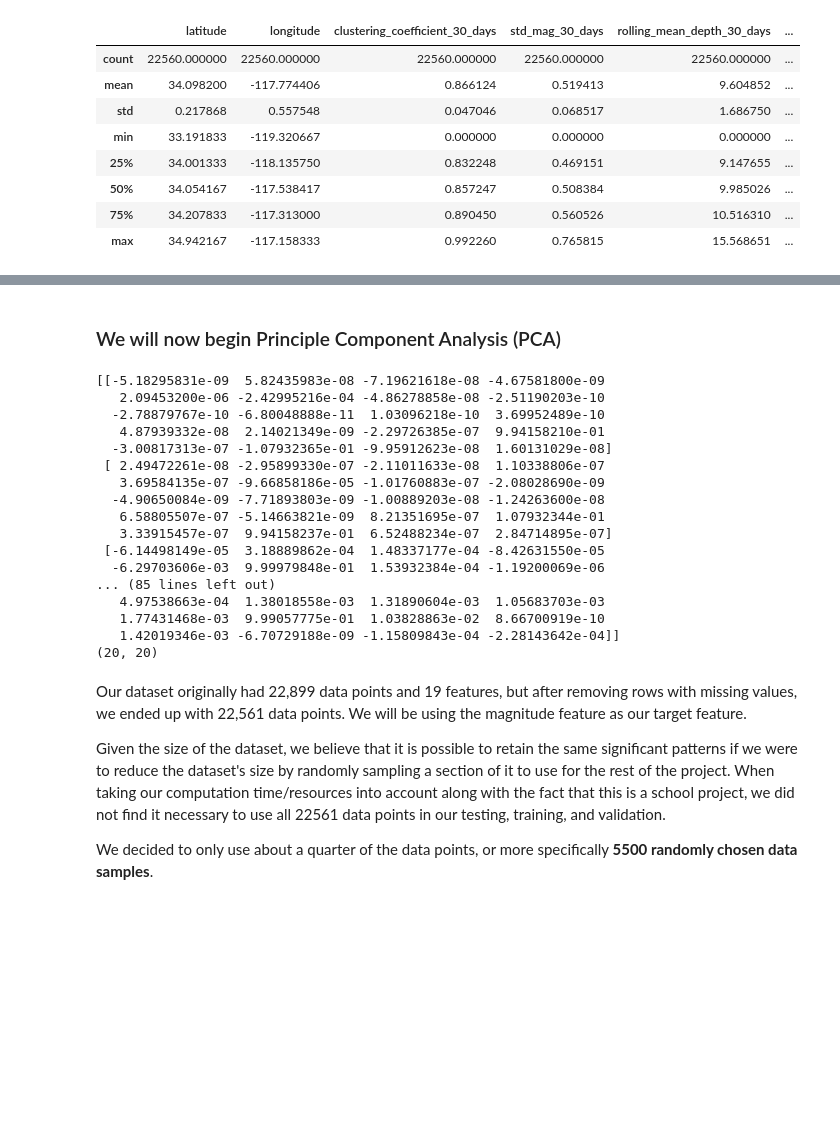
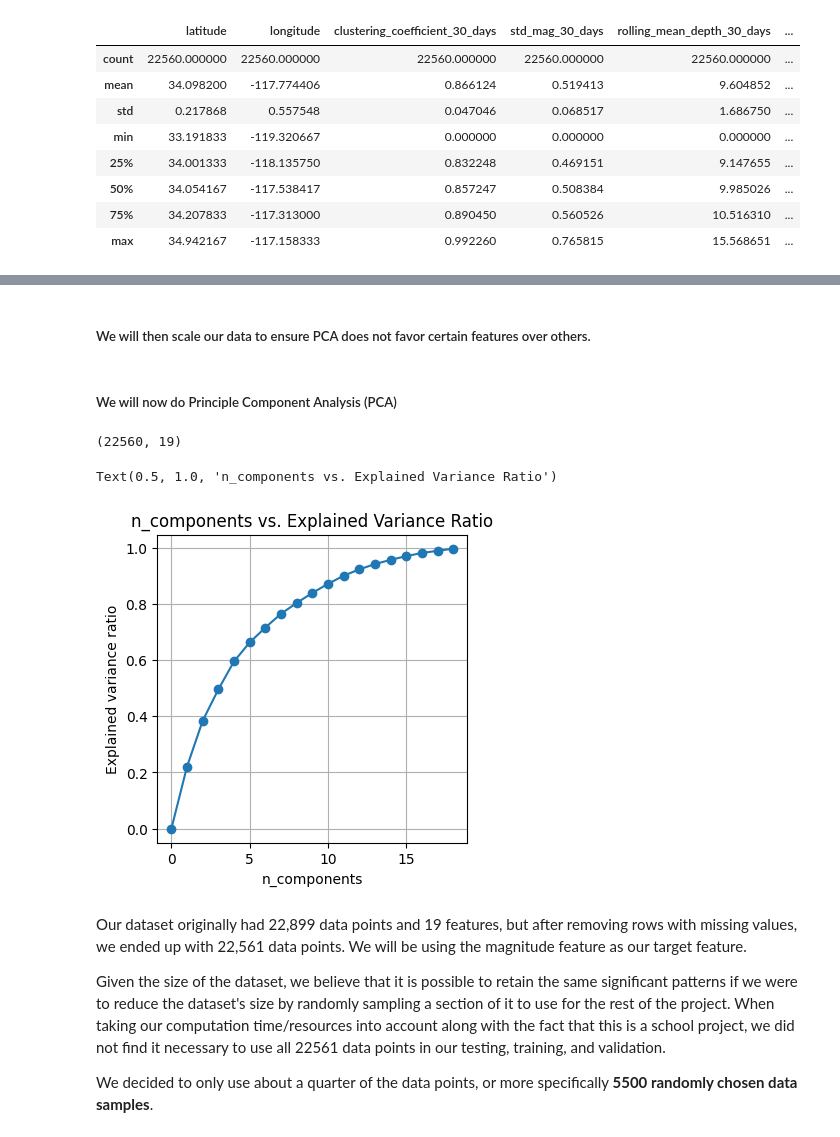
Before and after one commit to Goosy-Goose/CS-UY-4563-final-project, a Jupyter notebook: final_project.ipynb, the cells around one changed output, grey strips where cells are left out. Cells and saved outputs as stored; diff of their text form; code cells hidden in the pictures; blank space fills up the shorter version.

```diff
--- a/final_project.ipynb
+++ b/final_project.ipynb
@@ -78,28 +76,32 @@ Index(['latitude', 'longitude', 'clustering_coefficient_30_days',
+# %% [markdown]
+##### We will then scale our data to ensure PCA does not favor certain features over others.
+# %%
+scaler = StandardScaler()
+scaled_data = scaler.fit_transform(X)
 # %% [markdown]
-### We will now begin Principle Component Analysis (PCA)
+##### We will now do Principle Component Analysis (PCA)
-# %%
-pca = PCA()
-pca.fit_transform(df)
-print(pca.components_)
-print(pca.components_.shape)
-# %% [output]
-[[-5.18295831e-09  5.82435983e-08 -7.19621618e-08 -4.67581800e-09
-   2.09453200e-06 -2.42995216e-04 -4.86278858e-08 -2.51190203e-10
-  -2.78879767e-10 -6.80048888e-11  1.03096218e-10  3.69952489e-10
-   4.87939332e-08  2.14021349e-09 -2.29726385e-07  9.94158210e-01
-  -3.00817313e-07 -1.07932365e-01 -9.95912623e-08  1.60131029e-08]
- [ 2.49472261e-08 -2.95899330e-07 -2.11011633e-08  1.10338806e-07
-   3.69584135e-07 -9.66858186e-05 -1.01760883e-07 -2.08028690e-09
-  -4.90650084e-09 -7.71893803e-09 -1.00889203e-08 -1.24263600e-08
-   6.58805507e-07 -5.14663821e-09  8.21351695e-07  1.07932344e-01
-   3.33915457e-07  9.94158237e-01  6.52488234e-07  2.84714895e-07]
- [-6.14498149e-05  3.18889862e-04  1.48337177e-04 -8.42631550e-05
-  -6.29703606e-03  9.99979848e-01  1.53932384e-04 -1.19200069e-06
-... (85 lines left out)
-   4.97538663e-04  1.38018558e-03  1.31890604e-03  1.05683703e-03
-   1.77431468e-03  9.99057775e-01  1.03828863e-02  8.66700919e-10
-   1.42019346e-03 -6.70729188e-09 -1.15809843e-04 -2.28143642e-04]]
-(20, 20)
+# %%
+pca = PCA()
+data = pca.fit_transform(scaled_data)
+# %% [output]
+(22560, 19)
+# %%
+var_ratio = []
+num_components = np.arange(data.shape[1])
+for num in num_components:
+    pca = PCA(n_components=num)
+    pca.fit(scaled_data)
+    var_ratio.append(np.sum(pca.explained_variance_ratio_))
+
+plt.figure(figsize=(4,4))
+plt.grid()
+plt.plot(num_components,var_ratio,marker='o')
+plt.xlabel('n_components')
+plt.ylabel('Explained variance ratio')
+plt.title('n_components vs. Explained Variance Ratio')
+# %% [output]
+Text(0.5, 1.0, 'n_components vs. Explained Variance Ratio')
+[figure, added]
 # %% [markdown]
 Our dataset originally had 22,899 data points and 19 features, but after removing rows with missing values, we ended up with 22,561 data points. We will be using the magnitude feature as our target feature.
 
```
Also changed, not shown: parts of 8 cells of this notebook, 1 other file.
